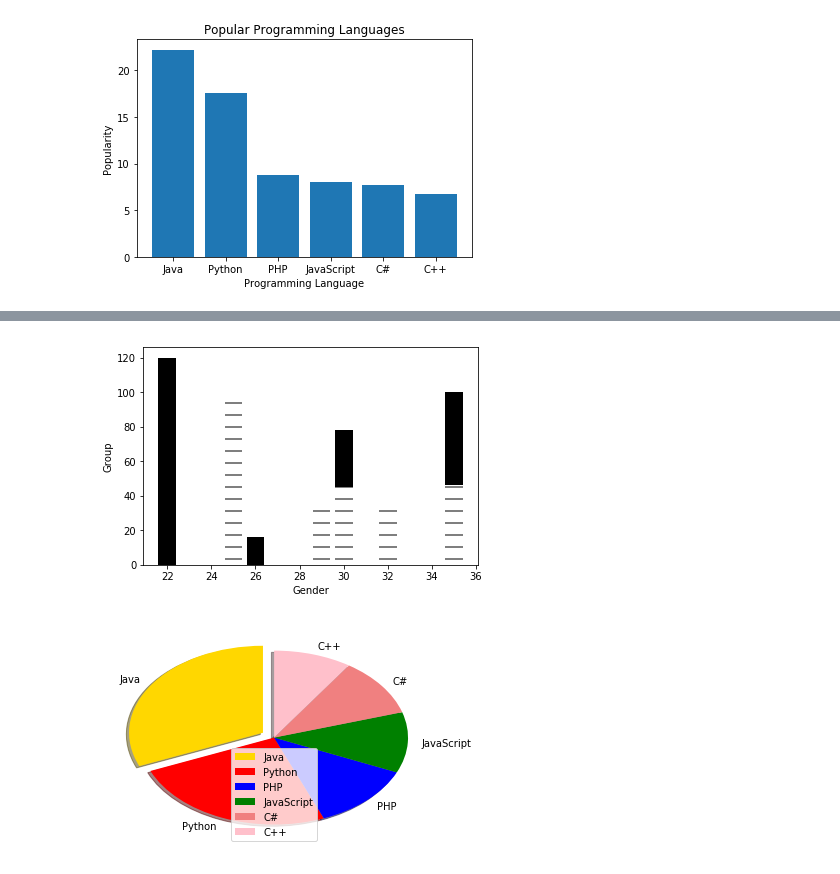
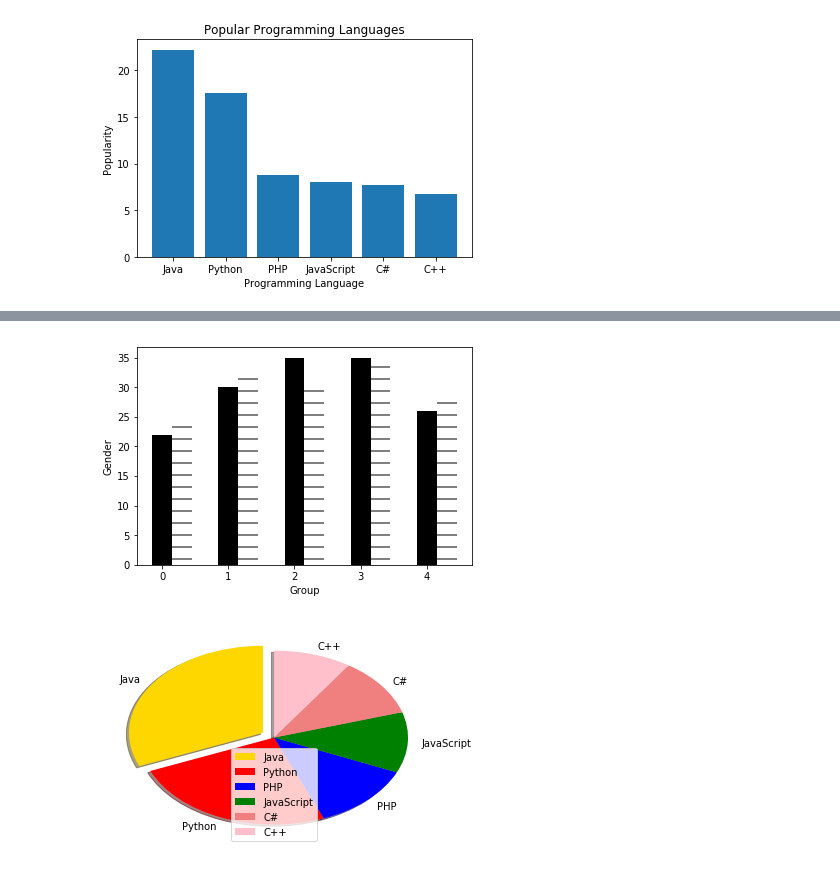
Before and after one commit to jigyasa149911/Python-Learning, a Jupyter notebook: matplotlib.pyplot questions/matplotlib.pyplot questions.ipynb, the cells around one changed output, grey strips where cells are left out. Saved outputs shown, nothing was run; the diff lists cells and outputs as text; code cells hidden in the pictures.

```diff
--- a/matplotlib.pyplot questions/matplotlib.pyplot questions.ipynb
+++ b/matplotlib.pyplot questions/matplotlib.pyplot questions.ipynb
@@ -37,21 +36,21 @@ plt.show()
 # %%
 # Question-3 : Write a Python program to add textures (black and white ) to bars and wedges.
 men=[22 , 30 , 35 , 35 , 26]
-no_of_men=[120 , 78 , 54 , 100 , 16]
+#no_of_men=[120 , 78 , 54 , 100 , 16]
 
 women=[25 , 32 , 30 , 35 , 29]
-no_of_women=[100 , 34 , 45 , 46 , 35]
+#no_of_women=[100 , 34 , 45 , 46 , 35]
+x=np.arange(5)
+plt.bar(x,men,hatch='/',color='black',width=.3)
 
-plt.bar(men,no_of_men,hatch='/',color='black')
+plt.bar(x+0.30,women,hatch='-',color='white',width=.3)
 
-plt.bar(women,no_of_women,hatch='-',color='white')
-
-plt.xlabel('Gender')
-plt.ylabel('Group')
+plt.xlabel('Group')
+plt.ylabel('Gender')
 
 plt.show()
 # %% [output]
-[figure, old version]
+[figure, new version]
 # %%
 # Question 4 : Write a python program to create a pie chart with a title of popularity of Programming Languages.
 # # Sample Data:
```
Also changed, not shown: parts of 1 cell of this notebook.
